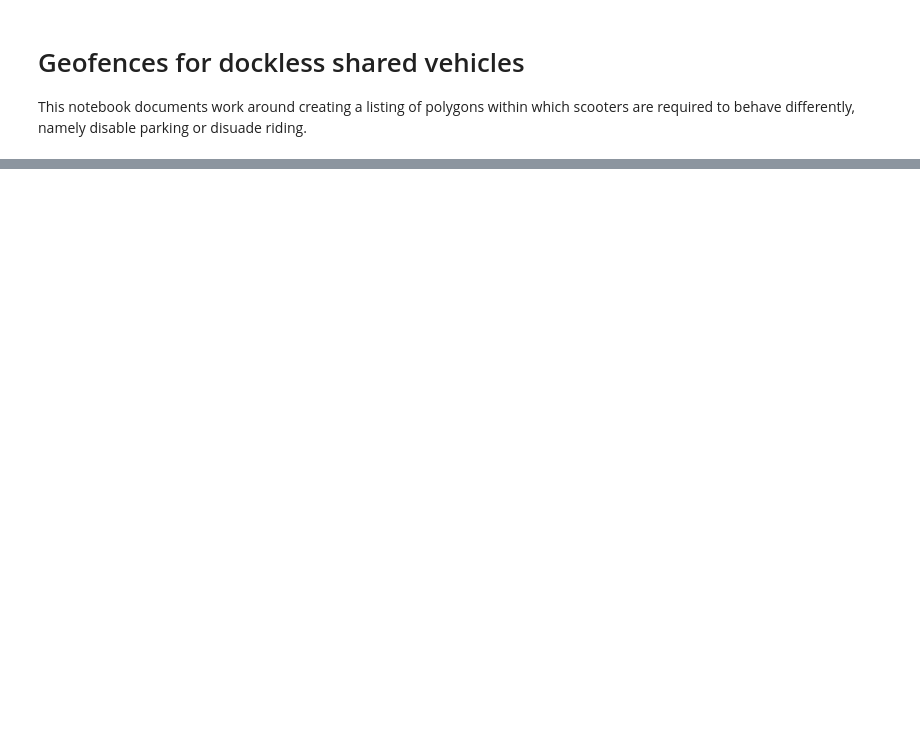
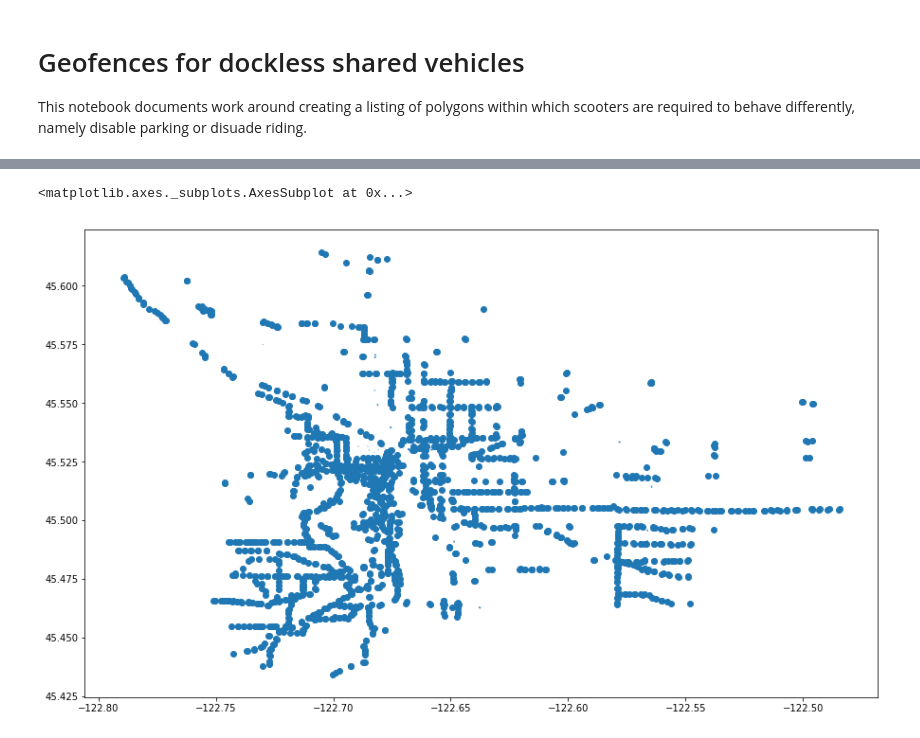
Before and after one commit to mike-mcdonald/notebooks, a Jupyter notebook: py/Geofencing scooters.ipynb, the cells around one changed output, grey strips where cells are left out. Drawn from its saved outputs; the diff is of its cells as text; code cells hidden in the pictures; blank space fills up the shorter version.

```diff
--- a/py/Geofencing scooters.ipynb
+++ b/py/Geofencing scooters.ipynb
@@ -37,5 +3,0 @@ Ok, so we have 794 figures to get through.  So let's look at getting the nodes o
-# %%
-result = api.query("""way(39415016);out;""")
-for way in result.ways:
-    way.get_nodes(resolve_missing=True)
-len(result.nodes)
@@ -155,0 +89,8 @@ AttributeError: 'RelationWay' object has no attribute 'get_way'
+# %%
+items = []
+for way in result.ways:
+    polygon = create_polygon(way)
+    item = way.tags
+    item['geometry'] = polygon
+    items.append(item)
+lloyd_center = gpd.GeoDataFrame(items)
@@ -155,0 +125,30 @@ AttributeError: 'RelationWay' object has no attribute 'get_way'
+# %%
+items = []
+# We'll need to not duplicate adding the point geometries later on
+resolved_nodes = []
+for way in result.ways:
+    if len(way.nodes) > 2:
+        polygon = create_polygon(way)
+    else:
+        polygon = create_line(way)
+    nodes = [n.id for n in way.nodes]
+    resolved_nodes = resolved_nodes + nodes
+    item = way.tags
+    item['geometry'] = polygon
+    items.append(item)
+
+from shapely.geometry.point import Point
+nodes = (n for n in result.nodes if n.id not in resolved_nodes)
+for node in nodes:
+    point = Point((node.lon, node.lat))
+    item = node.tags
+    item['geometry'] = point
+    items.append(item)
+
+bus_stops = gpd.GeoDataFrame(items)
+# %%
+# Use the cities dataset to limit to stops in the Portland boundaries
+cities = gpd.read_file('https://opendata.arcgis.com/datasets/1559e31273654eb9858397861f1fdefa_10.geojson')
+cities = cities[cities['CITYNAME'] == 'Portland']
+bus_stops = gpd.sjoin(bus_stops, cities)[['name', 'geometry']]
+bus_stops.head()
@@ -155,0 +162,5 @@ AttributeError: 'RelationWay' object has no attribute 'get_way'
+# %%
+bus_stops.plot(figsize=(15,15))
+# %% [output]
+<matplotlib.axes._subplots.AxesSubplot at 0x...>
+[figure, added]
```
Also changed, not shown: parts of 38 cells of this notebook.
